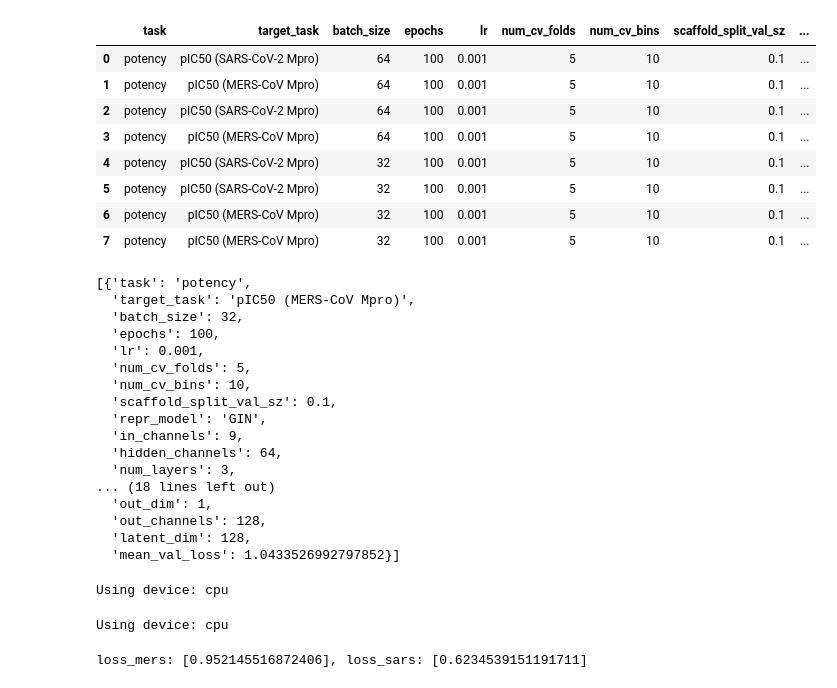
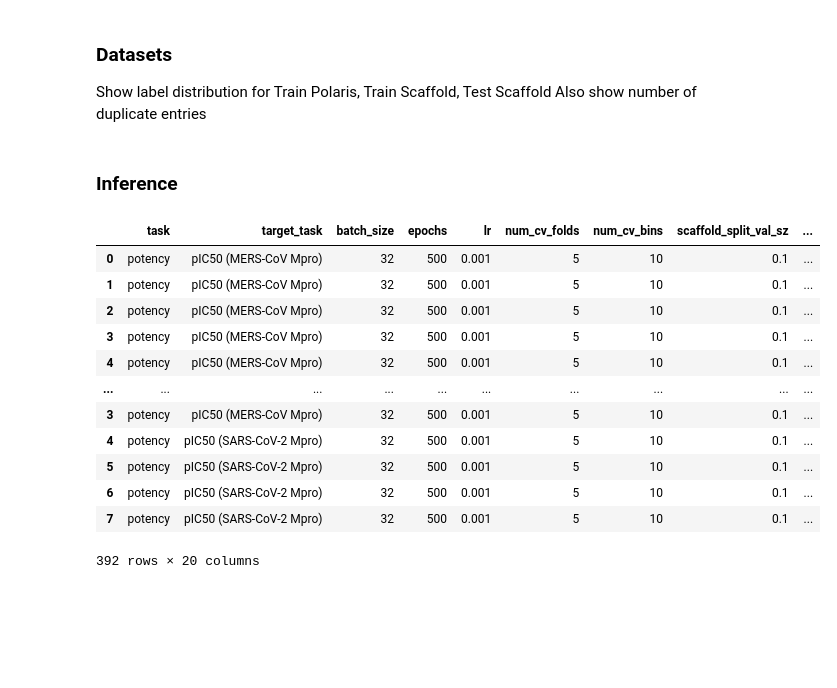
Before and after one commit to aehrlich1/ximp, a Jupyter notebook: data_evaluation.ipynb, the cells around one changed output. Cells and saved outputs as stored; diff of their text form; code cells hidden in the pictures; blank space fills up the shorter version.

```diff
--- a/data_evaluation.ipynb
+++ b/data_evaluation.ipynb
@@ -0,0 +15,5 @@
+# %% [markdown]
+### Datasets
+
+Show label distribution for Train Polaris, Train Scaffold, Test Scaffold
+Also show number of duplicate entries
@@ -1,48 +34,27 @@
+# %% [markdown]
+### Inference
 # %%
-import pandas as pd
-from src.polaris import PolarisDispatcher
-
-df = pd.read_csv("./results/potency_gin_results.csv")
+# Combine results of gnn and ecfp
+df_gnn = pd.read_csv("./results/potency_gnn_results.csv")
+df_ecfp = pd.read_csv("./results/potency_ecfp_results.csv")
+df = pd.concat([df_gnn, df_ecfp])
+df = df.convert_dtypes()
 df
 # %% [output]
 |  | task | target_task | batch_size | epochs | lr | num_cv_folds | num_cv_bins | scaffold_split_val_sz | ... |
-| 0 | potency | pIC50 (SARS-CoV-2 Mpro) | 64 | 100 | 0.001 | 5 | 10 | 0.1 | ... |
-| 1 | potency | pIC50 (MERS-CoV Mpro) | 64 | 100 | 0.001 | 5 | 10 | 0.1 | ... |
-| 2 | potency | pIC50 (SARS-CoV-2 Mpro) | 64 | 100 | 0.001 | 5 | 10 | 0.1 | ... |
-| 3 | potency | pIC50 (MERS-CoV Mpro) | 64 | 100 | 0.001 | 5 | 10 | 0.1 | ... |
-| 4 | potency | pIC50 (SARS-CoV-2 Mpro) | 32 | 100 | 0.001 | 5 | 10 | 0.1 | ... |
-| 5 | potency | pIC50 (SARS-CoV-2 Mpro) | 32 | 100 | 0.001 | 5 | 10 | 0.1 | ... |
-| 6 | potency | pIC50 (MERS-CoV Mpro) | 32 | 100 | 0.001 | 5 | 10 | 0.1 | ... |
-| 7 | potency | pIC50 (MERS-CoV Mpro) | 32 | 100 | 0.001 | 5 | 10 | 0.1 | ... |
+| 0 | potency | pIC50 (MERS-CoV Mpro) | 32 | 500 | 0.001 | 5 | 10 | 0.1 | ... |
+| 1 | potency | pIC50 (MERS-CoV Mpro) | 32 | 500 | 0.001 | 5 | 10 | 0.1 | ... |
+| 2 | potency | pIC50 (MERS-CoV Mpro) | 32 | 500 | 0.001 | 5 | 10 | 0.1 | ... |
+| 3 | potency | pIC50 (MERS-CoV Mpro) | 32 | 500 | 0.001 | 5 | 10 | 0.1 | ... |
+| 4 | potency | pIC50 (MERS-CoV Mpro) | 32 | 500 | 0.001 | 5 | 10 | 0.1 | ... |
+| ... | ... | ... | ... | ... | ... | ... | ... | ... | ... |
+| 3 | potency | pIC50 (MERS-CoV Mpro) | 32 | 500 | 0.001 | 5 | 10 | 0.1 | ... |
+| 4 | potency | pIC50 (SARS-CoV-2 Mpro) | 32 | 500 | 0.001 | 5 | 10 | 0.1 | ... |
+| 5 | potency | pIC50 (SARS-CoV-2 Mpro) | 32 | 500 | 0.001 | 5 | 10 | 0.1 | ... |
+| 6 | potency | pIC50 (SARS-CoV-2 Mpro) | 32 | 500 | 0.001 | 5 | 10 | 0.1 | ... |
+| 7 | potency | pIC50 (SARS-CoV-2 Mpro) | 32 | 500 | 0.001 | 5 | 10 | 0.1 | ... |
+392 rows × 20 columns
 # %%
 # Group by target_task and find the row with minimum mean_val_loss for each group
-best_models = df.loc[df.groupby('target_task')['mean_val_loss'].idxmin()].reset_index(drop=True)
+best_models = df.loc[df.groupby(['target_task', 'repr_model'])['mean_val_loss'].idxmin()].reset_index(drop=True)
 best_models_list = best_models.to_dict('records')
-best_models_list
-# %% [output]
-[{'task': 'potency',
-  'target_task': 'pIC50 (MERS-CoV Mpro)',
-  'batch_size': 32,
-  'epochs': 100,
-  'lr': 0.001,
-  'num_cv_folds': 5,
-  'num_cv_bins': 10,
-  'scaffold_split_val_sz': 0.1,
-  'repr_model': 'GIN',
-  'in_channels': 9,
-  'hidden_channels': 64,
-  'num_layers': 3,
-... (18 lines left out)
-  'out_dim': 1,
-  'out_channels': 128,
-  'latent_dim': 128,
-  'mean_val_loss': 1.0433526992797852}]
-# %%
-loss_mers = PolarisDispatcher.train_single(best_models_list[0])
-loss_sars = PolarisDispatcher.train_single(best_models_list[1])
-
-print(f"loss_mers: {loss_mers}, loss_sars: {loss_sars}")
-# %% [output]
-Using device: cpu
-Using device: cpu
-loss_mers: [0.952145516872406], loss_sars: [0.6234539151191711]
```
Also changed, not shown: parts of 19 cells of this notebook, 10 other files.
